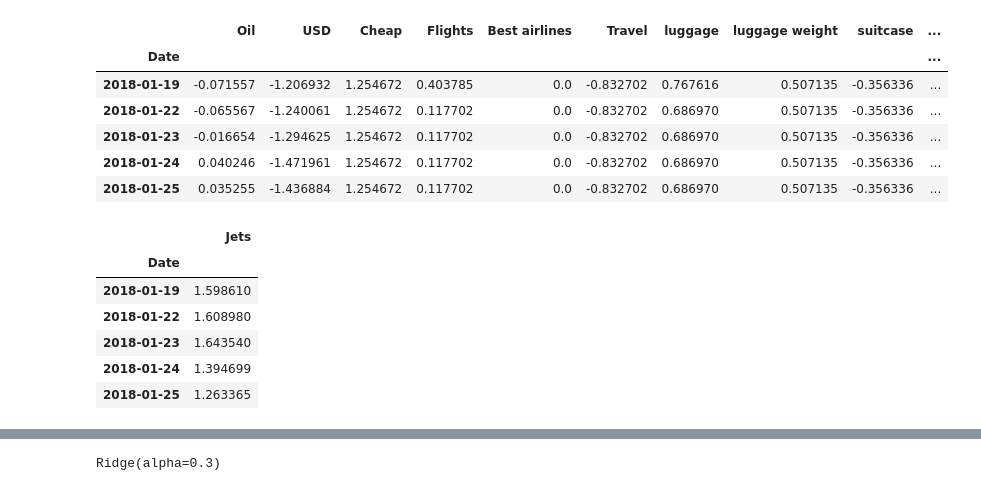
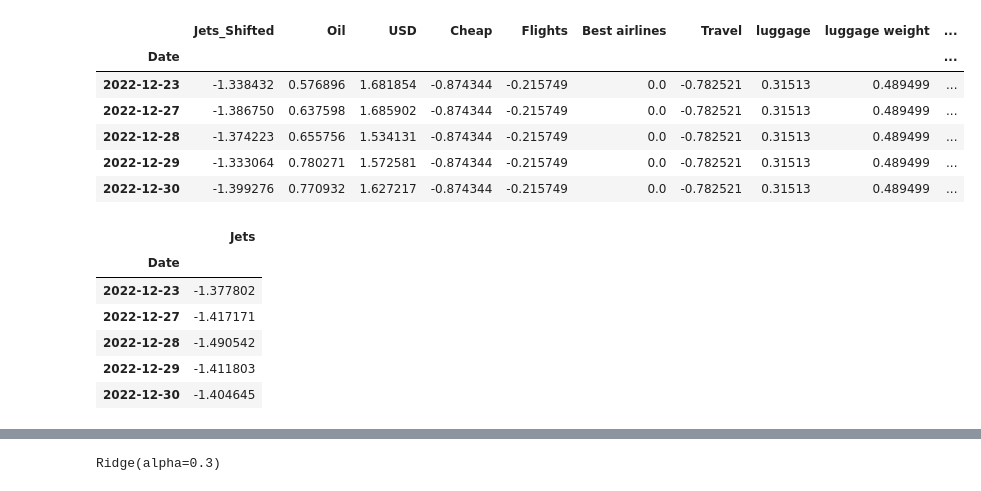
Before and after one commit to glisjohnson/Project_2, a Jupyter notebook: ML_1.ipynb, the cells around one changed output, grey strips where cells are left out. Drawn from its saved outputs; the diff is of its cells as text; code cells hidden in the pictures.

```diff
--- a/ML_1.ipynb
+++ b/ML_1.ipynb
@@ -16,4 +18,4 @@ from sklearn.metrics import mean_squared_error
 # %%
-dataframe = pd.read_csv(Path("./combined_data.csv"), index_col= "Date", parse_dates= True)
-dataframe.head()
+dataframe = pd.read_csv(Path("./combined_data_shifted_time.csv"), index_col= "Date", parse_dates= True).dropna()
+dataframe.tail()
 # %% [output]
@@ -27,23 +52,23 @@ dataframe.head()
 # %%
-X = dataframe.copy()
-X.drop("Jets", axis=1, inplace=True)
-X.head()
+X_test = dataframe.copy()
+X_test.drop("Jets", axis=1, inplace=True)
+X_test.tail()
 # %% [output]
-|  | Oil | USD | Cheap | Flights | Best airlines | Travel | luggage | luggage weight | suitcase | ... |
+|  | Jets_Shifted | Oil | USD | Cheap | Flights | Best airlines | Travel | luggage | luggage weight | ... |
 | Date |  |  |  |  |  |  |  |  |  | ... |
-| 2018-01-19 | -0.071557 | -1.206932 | 1.254672 | 0.403785 | 0.0 | -0.832702 | 0.767616 | 0.507135 | -0.356336 | ... |
-| 2018-01-22 | -0.065567 | -1.240061 | 1.254672 | 0.117702 | 0.0 | -0.832702 | 0.686970 | 0.507135 | -0.356336 | ... |
-| 2018-01-23 | -0.016654 | -1.294625 | 1.254672 | 0.117702 | 0.0 | -0.832702 | 0.686970 | 0.507135 | -0.356336 | ... |
-| 2018-01-24 | 0.040246 | -1.471961 | 1.254672 | 0.117702 | 0.0 | -0.832702 | 0.686970 | 0.507135 | -0.356336 | ... |
-| 2018-01-25 | 0.035255 | -1.436884 | 1.254672 | 0.117702 | 0.0 | -0.832702 | 0.686970 | 0.507135 | -0.356336 | ... |
+| 2022-12-23 | -1.338432 | 0.576896 | 1.681854 | -0.874344 | -0.215749 | 0.0 | -0.782521 | 0.31513 | 0.489499 | ... |
+| 2022-12-27 | -1.386750 | 0.637598 | 1.685902 | -0.874344 | -0.215749 | 0.0 | -0.782521 | 0.31513 | 0.489499 | ... |
+| 2022-12-28 | -1.374223 | 0.655756 | 1.534131 | -0.874344 | -0.215749 | 0.0 | -0.782521 | 0.31513 | 0.489499 | ... |
+| 2022-12-29 | -1.333064 | 0.780271 | 1.572581 | -0.874344 | -0.215749 | 0.0 | -0.782521 | 0.31513 | 0.489499 | ... |
+| 2022-12-30 | -1.399276 | 0.770932 | 1.627217 | -0.874344 | -0.215749 | 0.0 | -0.782521 | 0.31513 | 0.489499 | ... |
 # %%
-y = dataframe.loc[:,['Jets']]
-y.head()
+y_test = dataframe.loc[:,['Jets']]
+y_test.tail()
 # %% [output]
 |  | Jets |
 | Date |  |
-| 2018-01-19 | 1.598610 |
-| 2018-01-22 | 1.608980 |
-| 2018-01-23 | 1.643540 |
-| 2018-01-24 | 1.394699 |
-| 2018-01-25 | 1.263365 |
+| 2022-12-23 | -1.377802 |
+| 2022-12-27 | -1.417171 |
+| 2022-12-28 | -1.490542 |
+| 2022-12-29 | -1.411803 |
+| 2022-12-30 | -1.404645 |
```
Also changed, not shown: parts of 19 cells of this notebook, 9 other files.
